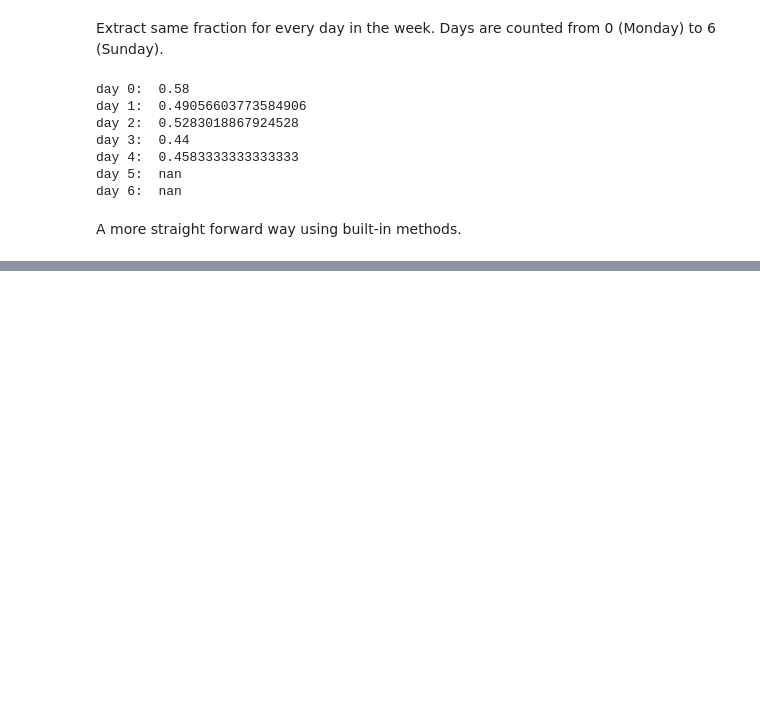
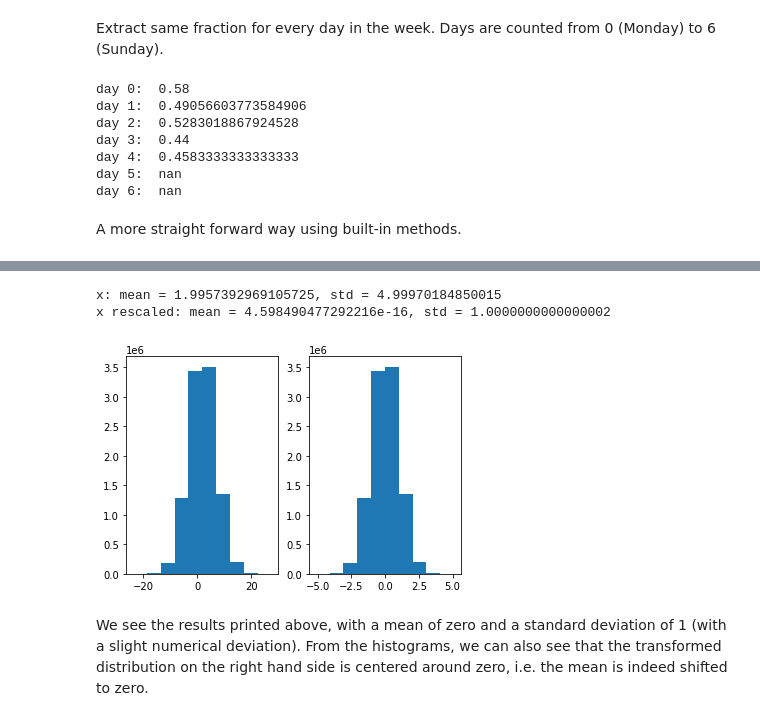
Before and after one commit to jnkng/python_introduction, a Jupyter notebook: _sources/Python_introduction.ipynb, the cells around one changed output, grey strips where cells are left out. Cells and saved outputs as stored; diff of their text form; code cells hidden in the pictures; blank space fills up the shorter version.

```diff
--- a/_sources/Python_introduction.ipynb
+++ b/_sources/Python_introduction.ipynb
@@ -1386,0 +1381,22 @@ dax.groupby(['wday']).mean()  # rows with nans are not calculated
+# %%
+# synthetic data
+x = np.random.normal(2,5,10000000)
+print(f"x: mean = {x.mean()}, std = {x.std()}")
+
+scaler = StandardScaler()
+scaler.fit(x.reshape(-1,1))
+x_rescaled = scaler.transform(x.reshape(-1,1))
+
+print(f"x rescaled: mean = {x_rescaled.mean()}, std = {x_rescaled.std()}")
+
+plt.subplot(1,2,1)
+plt.hist(x)
+plt.subplot(1,2,2)
+plt.hist(x_rescaled)
+plt.show()
+# %% [output]
+x: mean = 1.9957392969105725, std = 4.99970184850015
+x rescaled: mean = 4.598490477292216e-16, std = 1.0000000000000002
+[figure, added]
+# %% [markdown]
+We see the results printed above, with a mean of zero and a standard deviation of 1 (with a slight numerical deviation). From the histograms, we can also see that the transformed distribution on the right hand side is centered around zero, i.e. the mean is indeed shifted to zero.
```
Also changed, not shown: parts of 95 cells of this notebook, 36 other files.
